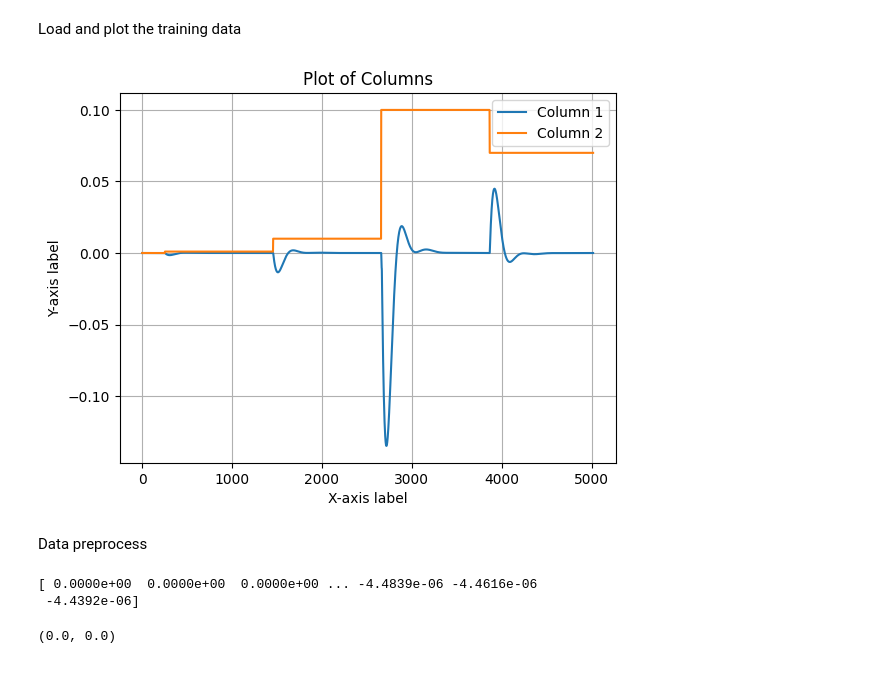
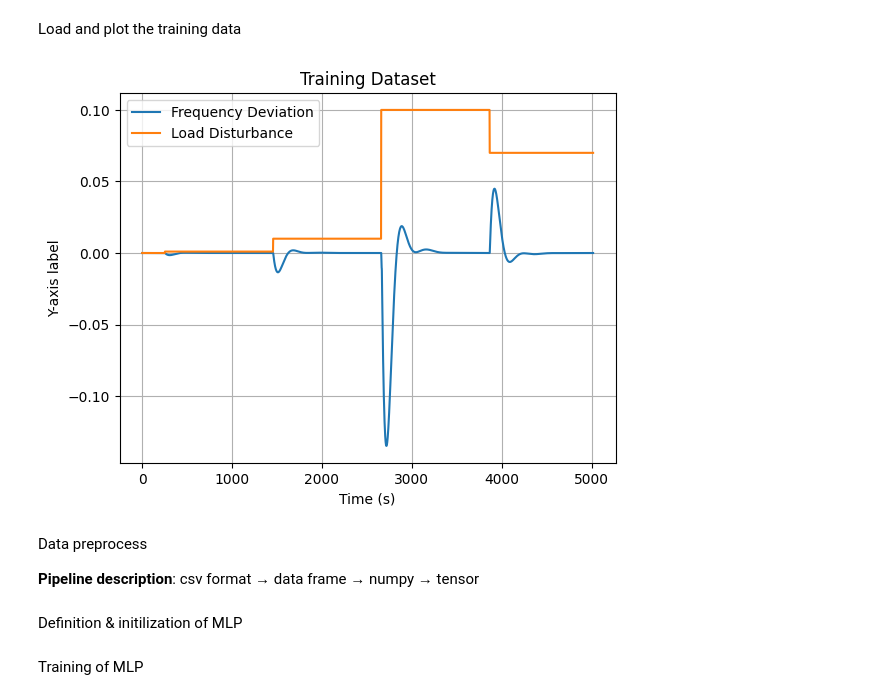
Before and after one commit to Siarzis/ai-tutor, a Jupyter notebook: lfc_disturbance_prediction_lstm.ipynb, the cells around one changed output. Drawn from its saved outputs; the diff is of its cells as text; code cells hidden in the pictures.

```diff
--- a/lfc_disturbance_prediction_lstm.ipynb
+++ b/lfc_disturbance_prediction_lstm.ipynb
@@ -12,30 +15,37 @@ from torch.utils.data import Dataset
 # %% [markdown]
 Load and plot the training data
 # %%
-train_dataset_df = pd.read_csv('train_dataset.csv')
+train_dataset_df = pd.read_csv('train_dataset.csv', dtype=np.float32)
 
 plt.figure()
-plt.plot(train_dataset_df.iloc[:, 1], label='Column 1')
-plt.plot(train_dataset_df.iloc[:, 2], label='Column 2')
-plt.xlabel('X-axis label')
+plt.plot(train_dataset_df.iloc[:, 1], label='Frequency Deviation')
+plt.plot(train_dataset_df.iloc[:, 2], label='Load Disturbance')
+plt.xlabel('Time (s)')
 plt.ylabel('Y-axis label')
-plt.title('Plot of Columns')
+plt.title('Training Dataset')
 plt.legend()
 plt.grid(True)
 plt.show()
 # %% [output]
-[figure, old version]
+[figure, new version]
-# %% [markdown]
-Data preprocess
-# %%
-X_train = train_dataset_df.iloc[:, 1].to_numpy()
-y_train = train_dataset_df.iloc[:, 2].to_numpy()
-
-print(X_train)
-# %% [output]
-[ 0.0000e+00  0.0000e+00  0.0000e+00 ... -4.4839e-06 -4.4616e-06
- -4.4392e-06]
+# %% [markdown]
+Data preprocess
+
+**Pipeline description**: csv format → data frame → numpy → tensor
 # %%
+def windowed_array(arr, window_size):
+    # Calculate the number of subarrays
+    num_windows = len(arr) - window_size + 1
+
+    # Create an empty array to store the result
+    result = np.empty((num_windows, window_size), dtype=arr.dtype)
+
+    # Fill the result array with windowed slices
+    for i in range(num_windows):
+        result[i] = arr[i:i+window_size]
+
+    return result
+
 class CustomDataset(Dataset):
     def __init__(self, inputs, outputs):
         self.inputs = torch.tensor(inputs)
@@ -47,10 +57,3 @@ class CustomDataset(Dataset):
     def __getitem__(self, index):
         sample = tuple((self.inputs[index], self.outputs[index]))
         return sample
-
-
-train_dataset_tensor = CustomDataset(train_dataset_df.iloc[:, 1].to_numpy(), train_dataset_df.iloc[:, 2].to_numpy())
-
-print(train_dataset_tensor[0])
-# %% [output]
-(0.0, 0.0)
@@ -56,0 +81,2 @@ print(train_dataset_tensor[0])
+# %% [markdown]
+Definition & initilization of MLP
@@ -56,0 +114,2 @@ print(train_dataset_tensor[0])
+# %% [markdown]
+Training of MLP
```
Also changed, not shown: parts of 7 cells of this notebook.
